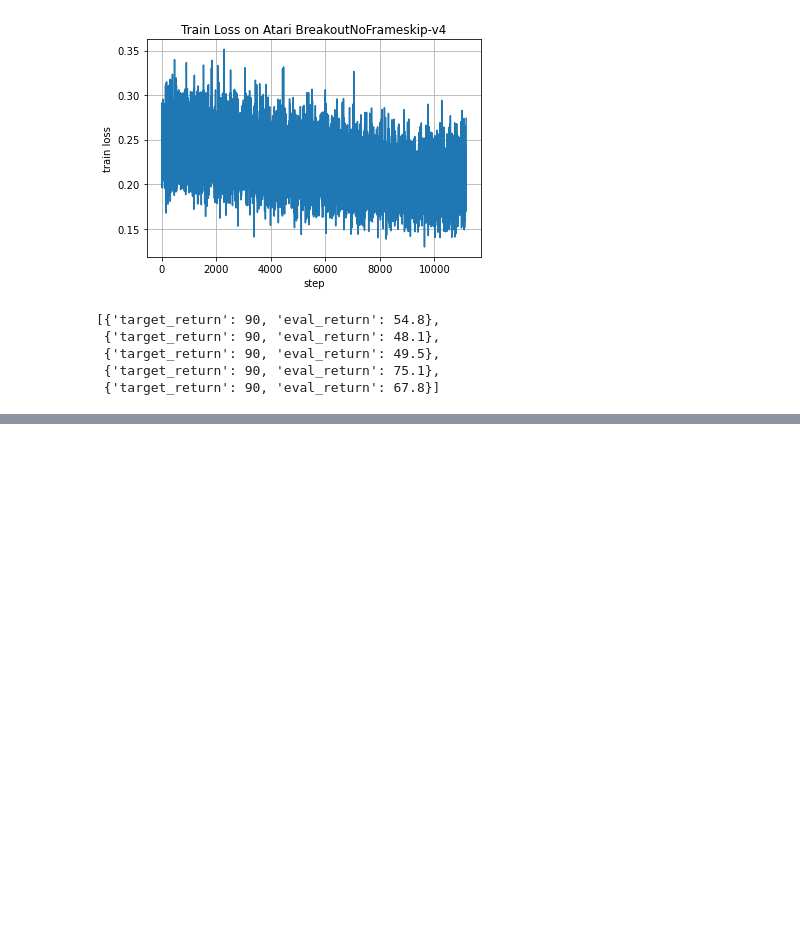
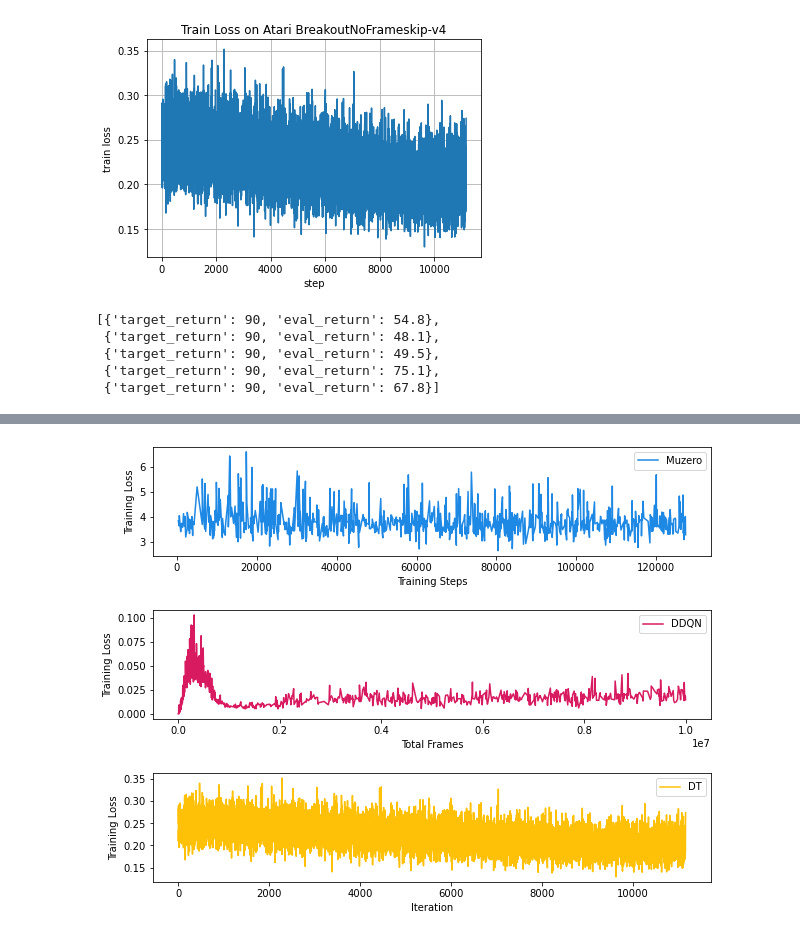
Before and after one commit to LNdoremi/CS5446-Project, a Jupyter notebook: cs5446.ipynb, the cells around one changed output, grey strips where cells are left out. Saved outputs shown, nothing was run; the diff lists cells and outputs as text; code cells hidden in the pictures; blank space fills up the shorter version.

```diff
--- a/cs5446.ipynb
+++ b/cs5446.ipynb
@@ -125,0 +157,27 @@ decision_score
+# %%
+x = muzero_steps.Value
+y = muzero_loss.Value
+
+z = ddq_frames.Value
+w = ddq_loss.Value
+
+fig, axs = plt.subplots(3, 1, figsize=(10,8))
+# Remove horizontal space between axes
+fig.subplots_adjust(hspace=0.5)
+
+# Plot each graph, and manually set the y tick values
+axs[0].plot(x, y, color='#1E88E5', label='Muzero')
+
+axs[1].plot(z, w, color='#D81B60', label='DDQN')
+
+axs[2].plot(decision_step, decision_loss, color='#FFC107', label='DT')
+
+axs[0].set(ylabel='Training Loss', xlabel='Training Steps')
+axs[1].set(ylabel='Training Loss', xlabel='Total Frames')
+axs[2].set(ylabel='Training Loss',xlabel='Iteration')
+axs[0].legend()
+axs[1].legend()
+axs[2].legend()
+plt.show()
+# %% [output]
+[figure, added]
```
Also changed, not shown: parts of 7 cells of this notebook, 7 other files.
